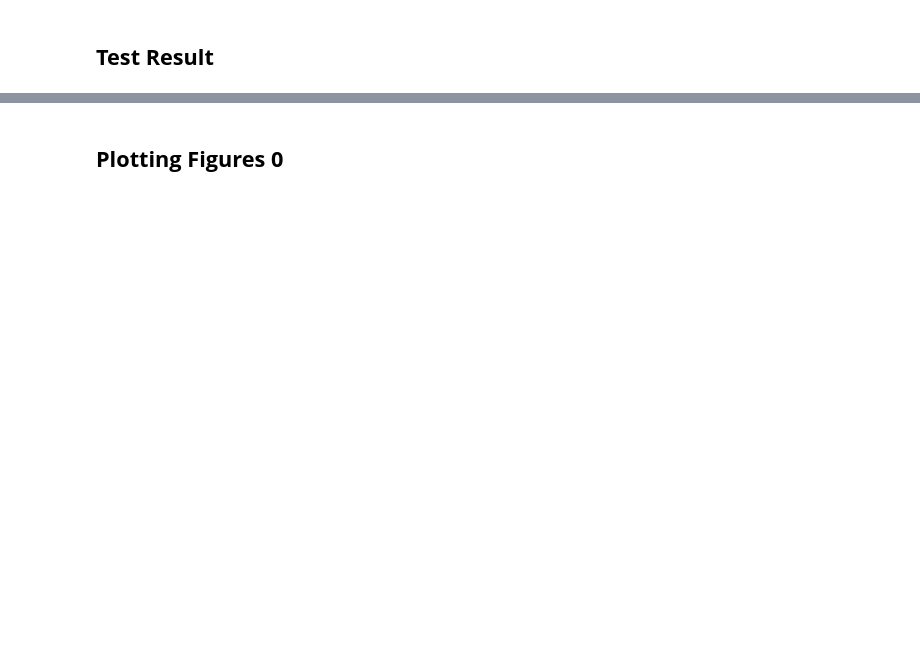
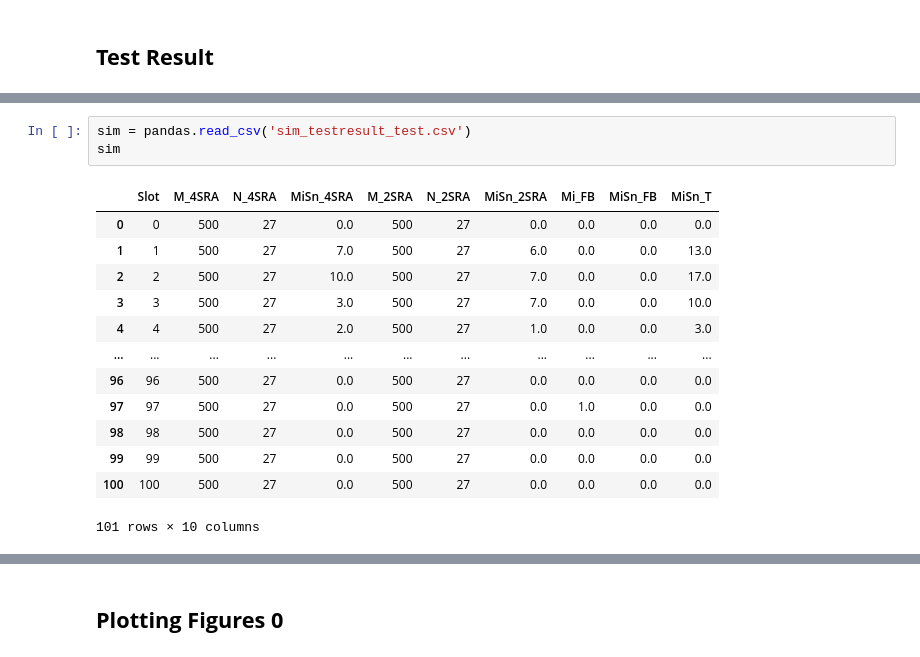
Before and after one commit to timlin0307/Thesis-Simulation, a Jupyter notebook: 2SRA and 4SRA with T_DATA in NTN/Simulation.ipynb, the cells around one changed output, grey strips where cells are left out. Drawn from its saved outputs; the diff is of its cells as text; blank space fills up the shorter version.

```diff
--- a/2SRA and 4SRA with T_DATA in NTN/Simulation.ipynb
+++ b/2SRA and 4SRA with T_DATA in NTN/Simulation.ipynb
@@ -1533,0 +1717,17 @@ total: 0:05:12.898574
+# %%
+sim = pandas.read_csv('sim_testresult_test.csv')
+sim
+# %% [output]
+|  | Slot | M_4SRA | N_4SRA | MiSn_4SRA | M_2SRA | N_2SRA | MiSn_2SRA | Mi_FB | MiSn_FB | MiSn_T |
+| 0 | 0 | 500 | 27 | 0.0 | 500 | 27 | 0.0 | 0.0 | 0.0 | 0.0 |
+| 1 | 1 | 500 | 27 | 7.0 | 500 | 27 | 6.0 | 0.0 | 0.0 | 13.0 |
+| 2 | 2 | 500 | 27 | 10.0 | 500 | 27 | 7.0 | 0.0 | 0.0 | 17.0 |
+| 3 | 3 | 500 | 27 | 3.0 | 500 | 27 | 7.0 | 0.0 | 0.0 | 10.0 |
+| 4 | 4 | 500 | 27 | 2.0 | 500 | 27 | 1.0 | 0.0 | 0.0 | 3.0 |
+| ... | ... | ... | ... | ... | ... | ... | ... | ... | ... | ... |
+| 96 | 96 | 500 | 27 | 0.0 | 500 | 27 | 0.0 | 0.0 | 0.0 | 0.0 |
+| 97 | 97 | 500 | 27 | 0.0 | 500 | 27 | 0.0 | 1.0 | 0.0 | 0.0 |
+| 98 | 98 | 500 | 27 | 0.0 | 500 | 27 | 0.0 | 0.0 | 0.0 | 0.0 |
+| 99 | 99 | 500 | 27 | 0.0 | 500 | 27 | 0.0 | 0.0 | 0.0 | 0.0 |
+| 100 | 100 | 500 | 27 | 0.0 | 500 | 27 | 0.0 | 0.0 | 0.0 | 0.0 |
+101 rows × 10 columns
```
Also changed, not shown: parts of 49 cells of this notebook, 4 other files.
